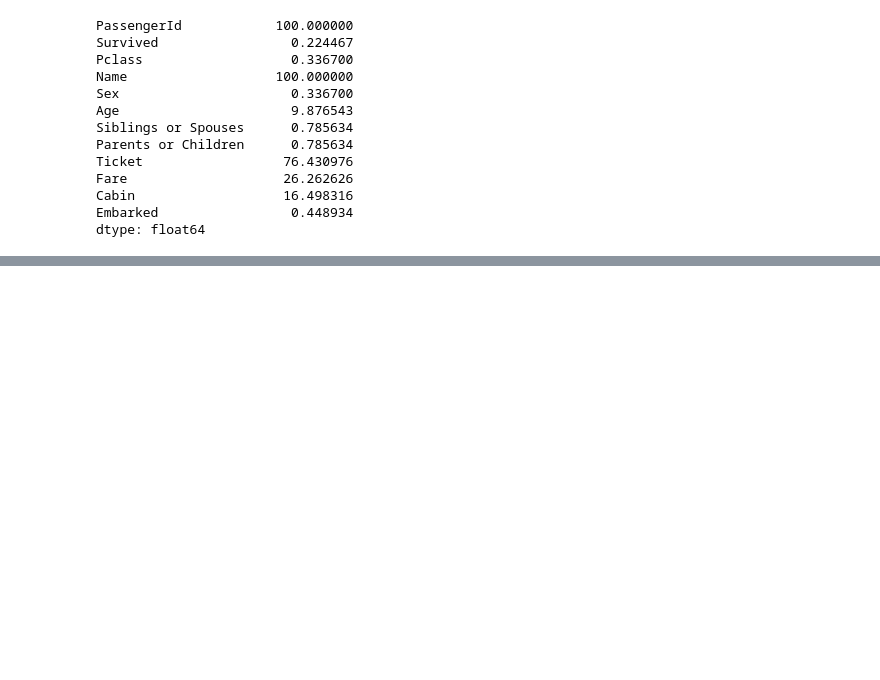
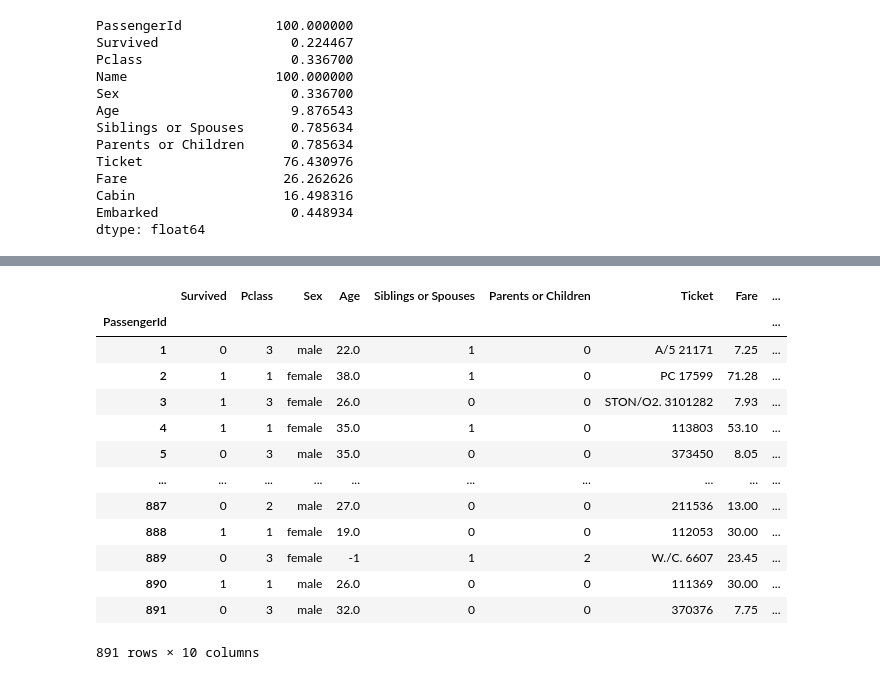
Before and after one commit to donmarcolaureano/Titanic, a Jupyter notebook: Titanic_cleaning.ipynb, the cells around one changed output, grey strips where cells are left out. Saved outputs shown, nothing was run; the diff lists cells and outputs as text; code cells hidden in the pictures; blank space fills up the shorter version.

```diff
--- a/Titanic_cleaning.ipynb
+++ b/Titanic_cleaning.ipynb
@@ -280,0 +412,5 @@ dtype: float64
+# %%
+# fill null categorical values with MISSING
+cat_cols = df.select_dtypes('object').columns
+
+df[cat_cols] = df[cat_cols].fillna('MISSING')
@@ -280,0 +436,19 @@ dtype: float64
+# %%
+df = df.fillna('-1')
+# %%
+df[df.notnull().all(1)]
+# %% [output]
+|  | Survived | Pclass | Sex | Age | Siblings or Spouses | Parents or Children | Ticket | Fare | ... |
+| PassengerId |  |  |  |  |  |  |  |  | ... |
+| 1 | 0 | 3 | male | 22.0 | 1 | 0 | A/5 21171 | 7.25 | ... |
+| 2 | 1 | 1 | female | 38.0 | 1 | 0 | PC 17599 | 71.28 | ... |
+| 3 | 1 | 3 | female | 26.0 | 0 | 0 | STON/O2. 3101282 | 7.93 | ... |
+| 4 | 1 | 1 | female | 35.0 | 1 | 0 | 113803 | 53.10 | ... |
+| 5 | 0 | 3 | male | 35.0 | 0 | 0 | 373450 | 8.05 | ... |
+| ... | ... | ... | ... | ... | ... | ... | ... | ... | ... |
+| 887 | 0 | 2 | male | 27.0 | 0 | 0 | 211536 | 13.00 | ... |
+| 888 | 1 | 1 | female | 19.0 | 0 | 0 | 112053 | 30.00 | ... |
+| 889 | 0 | 3 | female | -1 | 1 | 2 | W./C. 6607 | 23.45 | ... |
+| 890 | 1 | 1 | male | 26.0 | 0 | 0 | 111369 | 30.00 | ... |
+| 891 | 0 | 3 | male | 32.0 | 0 | 0 | 370376 | 7.75 | ... |
+891 rows × 10 columns
```
Also changed, not shown: parts of 16 cells of this notebook, 1 other file.
